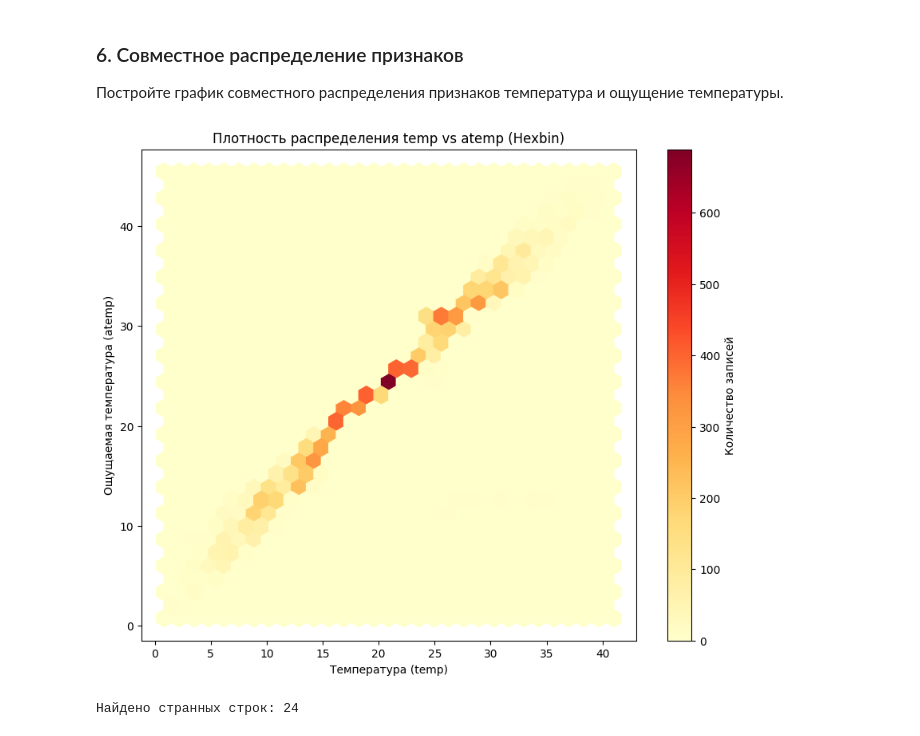
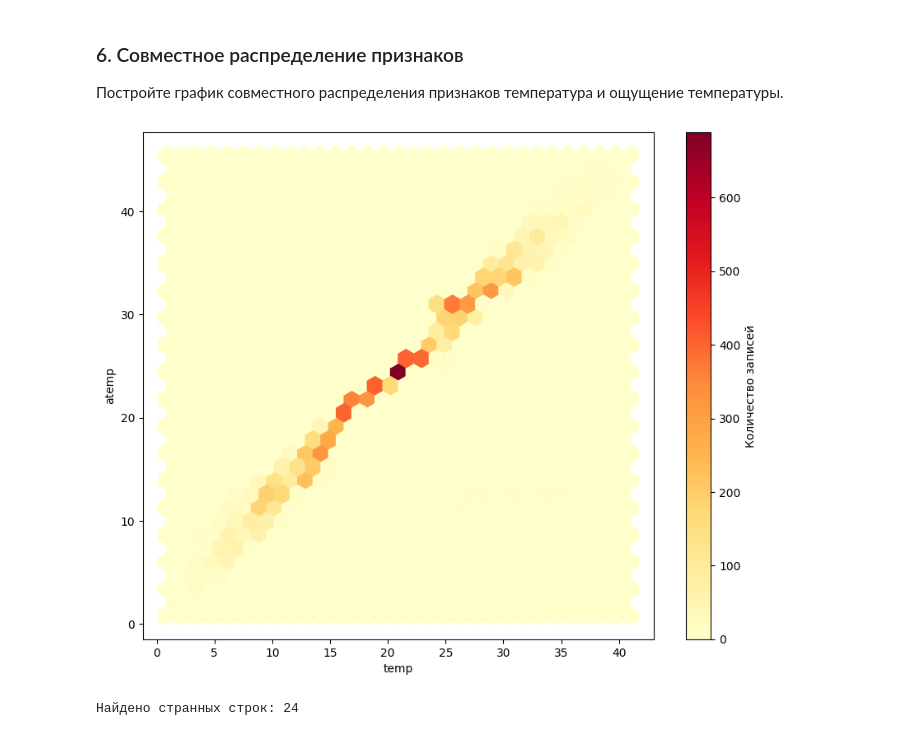
Before and after one commit to DanisStepanov/Computer-mathematics-systems, a Jupyter notebook: 5. Библиотека Pandas. Визуальный анализ данных/Практическая_работа_№5_Библиотека_Pandas.ipynb, the cells around one changed output. Saved outputs shown, nothing was run; the diff lists cells and outputs as text; code cells hidden in the pictures.

```diff
--- a/5. Библиотека Pandas. Визуальный анализ данных/Практическая_работа_№5_Библиотека_Pandas.ipynb
+++ b/5. Библиотека Pandas. Визуальный анализ данных/Практическая_работа_№5_Библиотека_Pandas.ipynb
@@ -550,13 +550,12 @@ plt.show()
 # %%
 plt.figure(figsize=(10, 8))
 plt.hexbin(df['temp'], df['atemp'], gridsize=30, cmap='YlOrRd')
 plt.colorbar(label='Количество записей')
-plt.xlabel('Температура (temp)')
-plt.ylabel('Ощущаемая температура (atemp)')
-plt.title('Плотность распределения temp vs atemp (Hexbin)')
+plt.xlabel('temp')
+plt.ylabel('atemp')
 plt.show()
 # %% [output]
-[figure, old version]
+[figure, new version]
 # %%
 error_rows = df[(df['temp'] > 25) & (df['atemp'] < 15)]
 print(f"Найдено странных строк: {len(error_rows)}")
```
Also changed, not shown: parts of 14 cells of this notebook.
